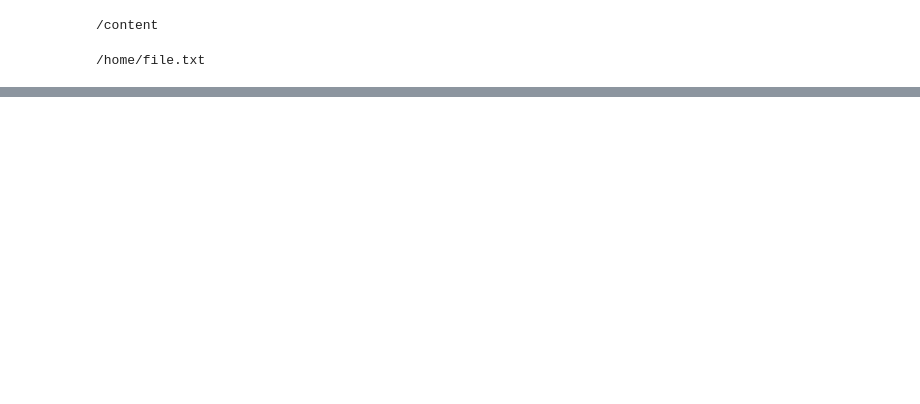
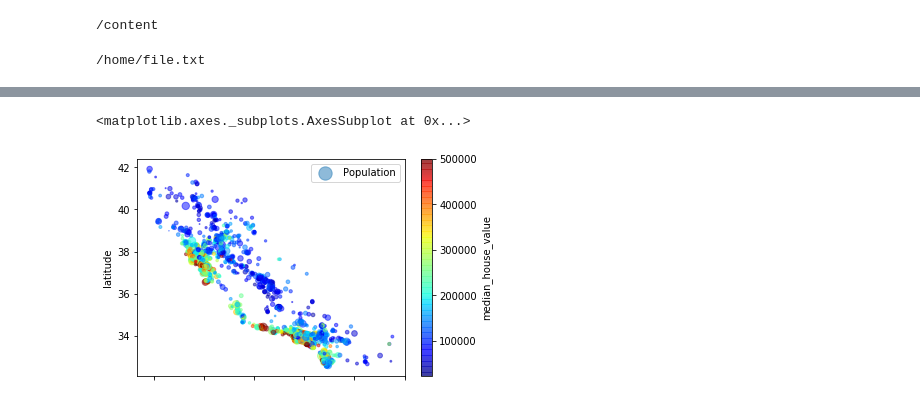
Before and after one commit to Exciti/ML-Aurelien-Geron-Practice, a Jupyter notebook: Aurélien_Géron_book_Practice.ipynb, the cells around one changed output, grey strips where cells are left out. Saved outputs shown, nothing was run; the diff lists cells and outputs as text; code cells hidden in the pictures; blank space fills up the shorter version.

```diff
--- a/Aurélien_Géron_book_Practice.ipynb
+++ b/Aurélien_Géron_book_Practice.ipynb
@@ -65,0 +94,6 @@ l
+# %%
+pd.read_csv("/content/sample_data/california_housing_test.csv").plot(kind="scatter",
+x="longitude",y="latitude",alpha=.5,cmap=plt.get_cmap("jet"),c="median_house_value",s=housing["population"]/100,label="Population")
+# %% [output]
+<matplotlib.axes._subplots.AxesSubplot at 0x...>
+[figure, added]
```
Also changed, not shown: parts of 11 cells of this notebook.
